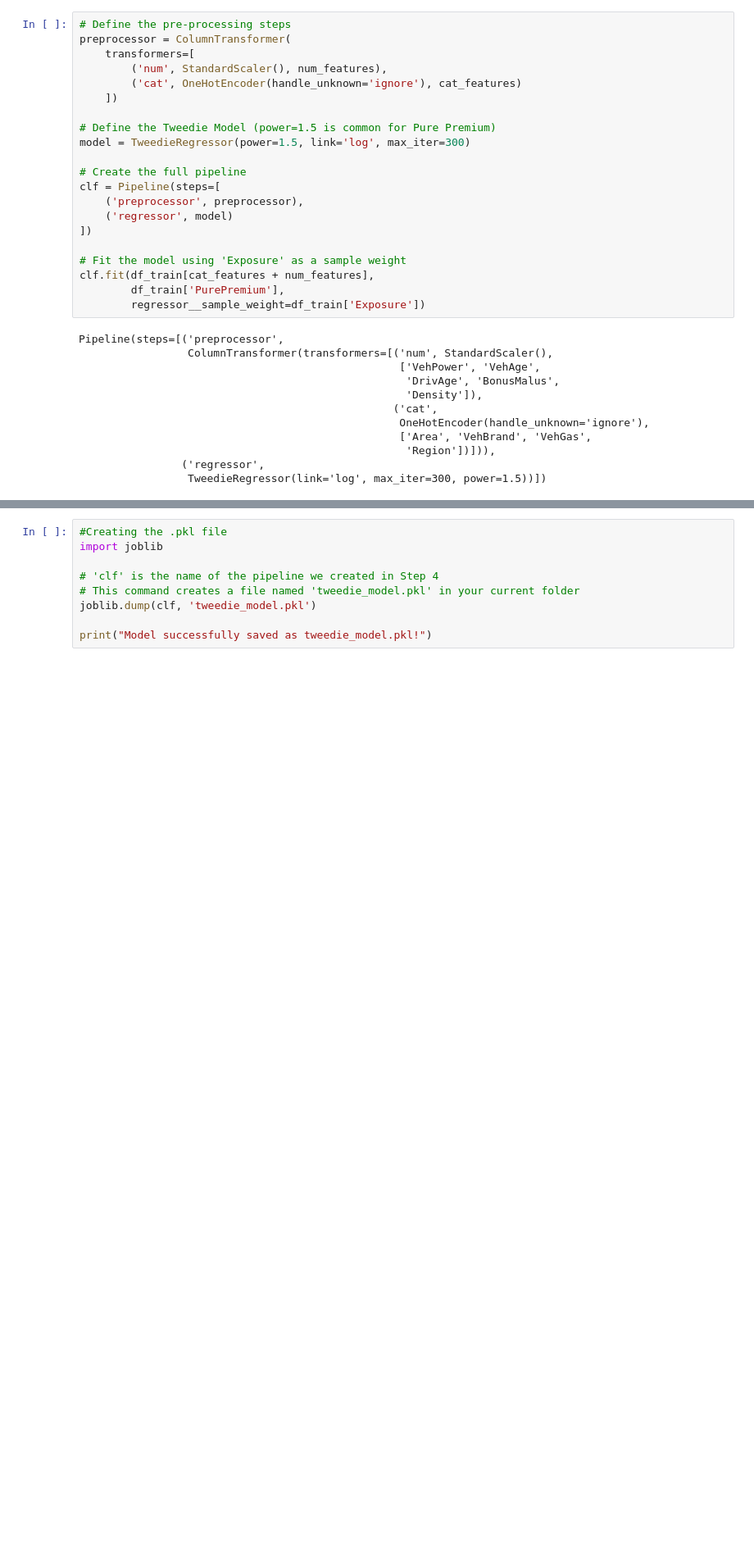
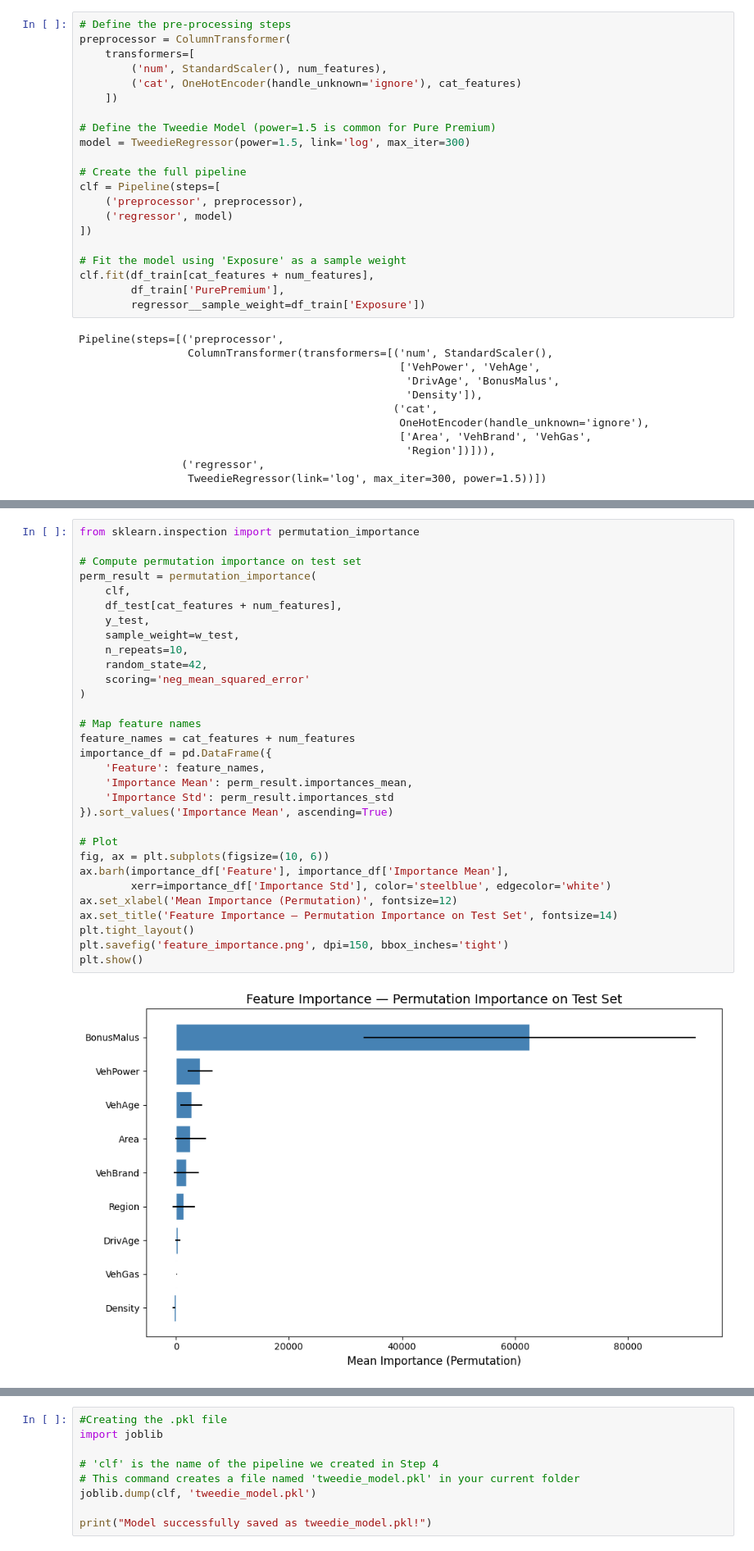
Before and after one commit to ayusyagol11/claims-liability-predictor, a Jupyter notebook: ClaimsLiabilityPredictiveModel.ipynb, the cells around one changed output, grey strips where cells are left out. Shown at 82% size. Drawn from its saved outputs; the diff is of its cells as text; blank space fills up the shorter version.

```diff
--- a/ClaimsLiabilityPredictiveModel.ipynb
+++ b/ClaimsLiabilityPredictiveModel.ipynb
@@ -112,0 +187,33 @@ Mean Tweedie Deviance: 155.64090495595494
+# %%
+from sklearn.inspection import permutation_importance
+
+# Compute permutation importance on test set
+perm_result = permutation_importance(
+    clf,
+    df_test[cat_features + num_features],
+    y_test,
+    sample_weight=w_test,
+    n_repeats=10,
+    random_state=42,
+    scoring='neg_mean_squared_error'
+)
+
+# Map feature names
+feature_names = cat_features + num_features
+importance_df = pd.DataFrame({
+    'Feature': feature_names,
+    'Importance Mean': perm_result.importances_mean,
+    'Importance Std': perm_result.importances_std
+}).sort_values('Importance Mean', ascending=True)
+
+# Plot
+fig, ax = plt.subplots(figsize=(10, 6))
+ax.barh(importance_df['Feature'], importance_df['Importance Mean'],
+        xerr=importance_df['Importance Std'], color='steelblue', edgecolor='white')
+ax.set_xlabel('Mean Importance (Permutation)', fontsize=12)
+ax.set_title('Feature Importance — Permutation Importance on Test Set', fontsize=14)
+plt.tight_layout()
+plt.savefig('feature_importance.png', dpi=150, bbox_inches='tight')
+plt.show()
+# %% [output]
+[figure, added]
```
Also changed, not shown: parts of 10 cells of this notebook, 11 other files.
